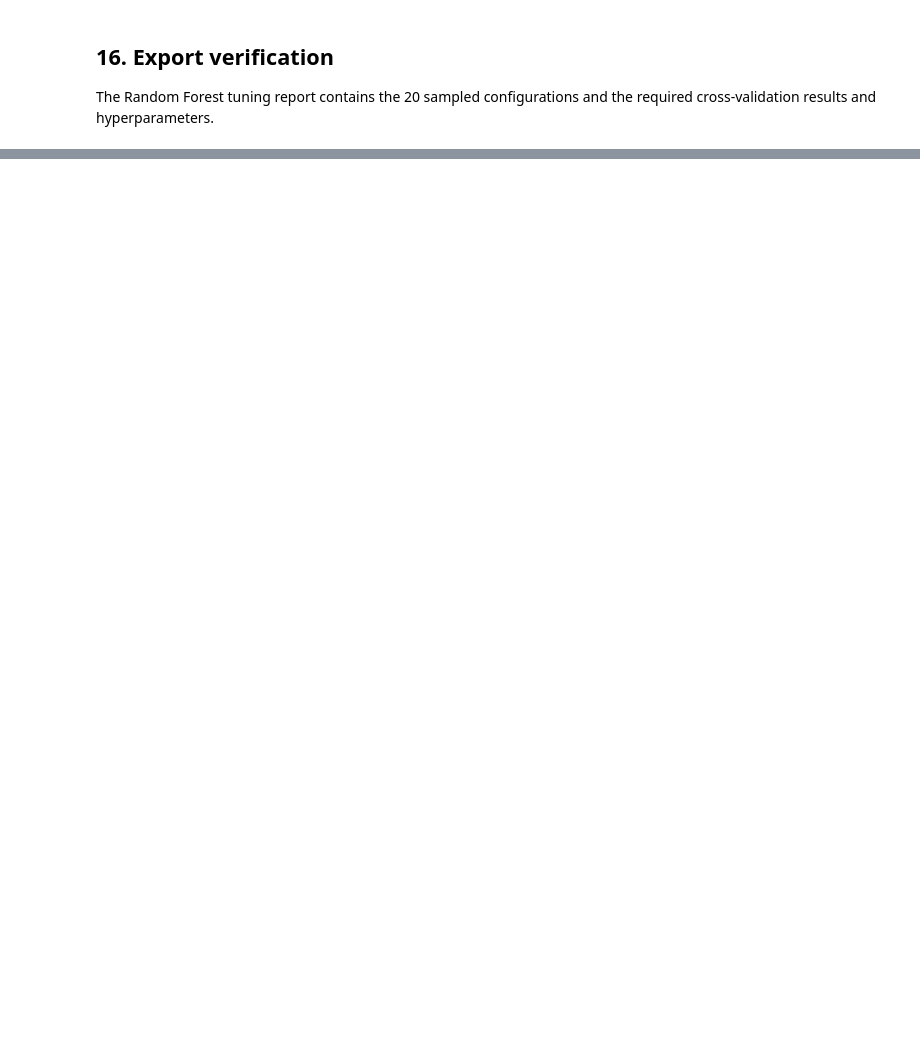
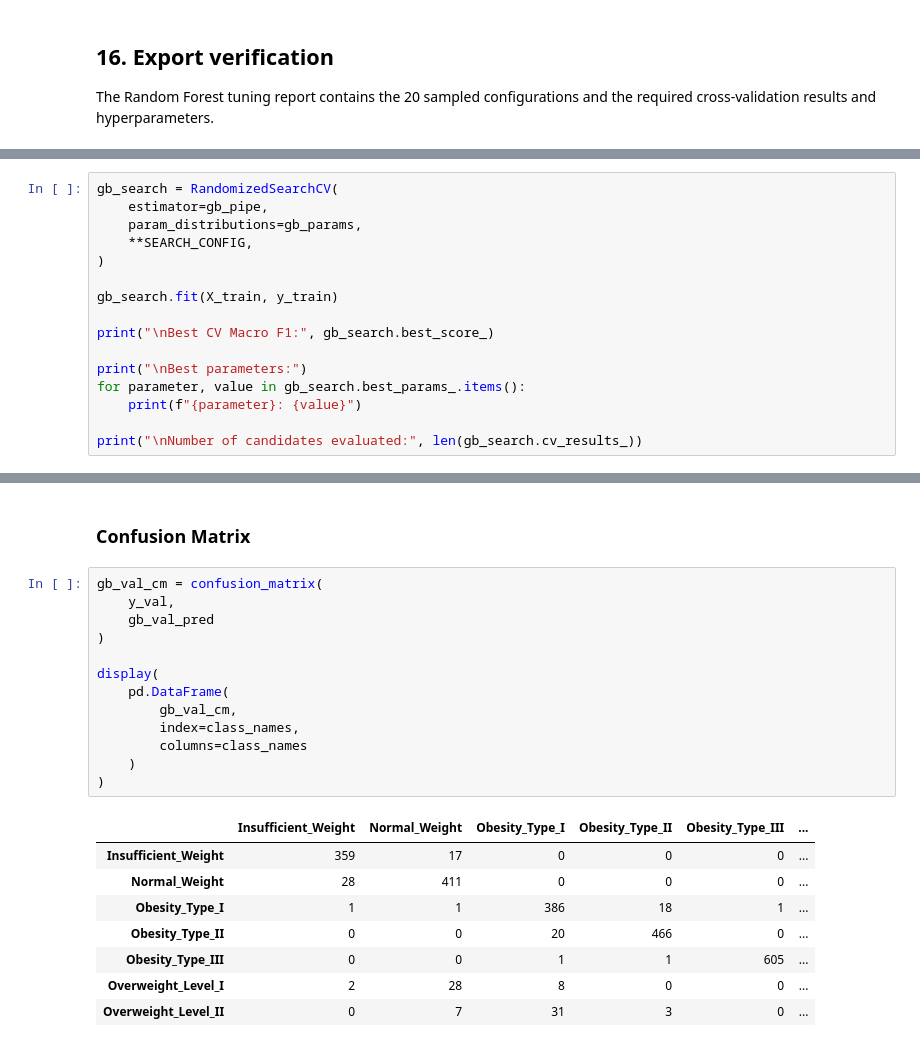
Before and after one commit to Mathu-code/Obesity-Risk-Intelligence-System, a Jupyter notebook: notebooks/05_tuning_and_final_model.ipynb, the cells around one changed output, grey strips where cells are left out. Saved outputs shown, nothing was run; the diff lists cells and outputs as text; blank space fills up the shorter version.

```diff
--- a/notebooks/05_tuning_and_final_model.ipynb
+++ b/notebooks/05_tuning_and_final_model.ipynb
@@ -714,0 +804,16 @@ Columns: 14
+# %%
+gb_search = RandomizedSearchCV(
+    estimator=gb_pipe,
+    param_distributions=gb_params,
+    **SEARCH_CONFIG,
+)
+
+gb_search.fit(X_train, y_train)
+
+print("\nBest CV Macro F1:", gb_search.best_score_)
+
+print("\nBest parameters:")
+for parameter, value in gb_search.best_params_.items():
+    print(f"{parameter}: {value}")
+
+print("\nNumber of candidates evaluated:", len(gb_search.cv_results_))
@@ -714,0 +984,24 @@ Columns: 14
+# %% [markdown]
+### Confusion Matrix
+# %%
+gb_val_cm = confusion_matrix(
+    y_val,
+    gb_val_pred
+)
+
+display(
+    pd.DataFrame(
+        gb_val_cm,
+        index=class_names,
+        columns=class_names
+    )
+)
+# %% [output]
+|  | Insufficient_Weight | Normal_Weight | Obesity_Type_I | Obesity_Type_II | Obesity_Type_III | ... |
+| Insufficient_Weight | 359 | 17 | 0 | 0 | 0 | ... |
+| Normal_Weight | 28 | 411 | 0 | 0 | 0 | ... |
+| Obesity_Type_I | 1 | 1 | 386 | 18 | 1 | ... |
+| Obesity_Type_II | 0 | 0 | 20 | 466 | 0 | ... |
+| Obesity_Type_III | 0 | 0 | 1 | 1 | 605 | ... |
+| Overweight_Level_I | 2 | 28 | 8 | 0 | 0 | ... |
+| Overweight_Level_II | 0 | 7 | 31 | 3 | 0 | ... |
```
Also changed, not shown: parts of 52 cells of this notebook, 8 other files.
